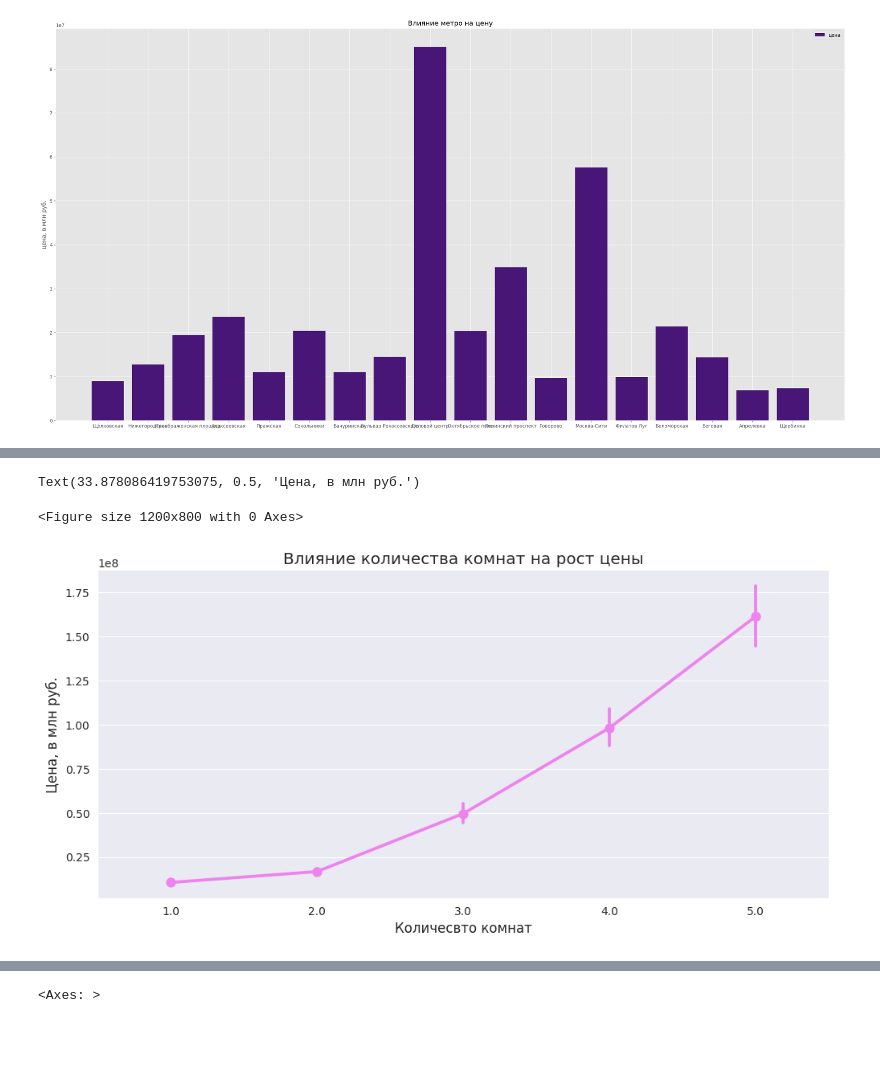
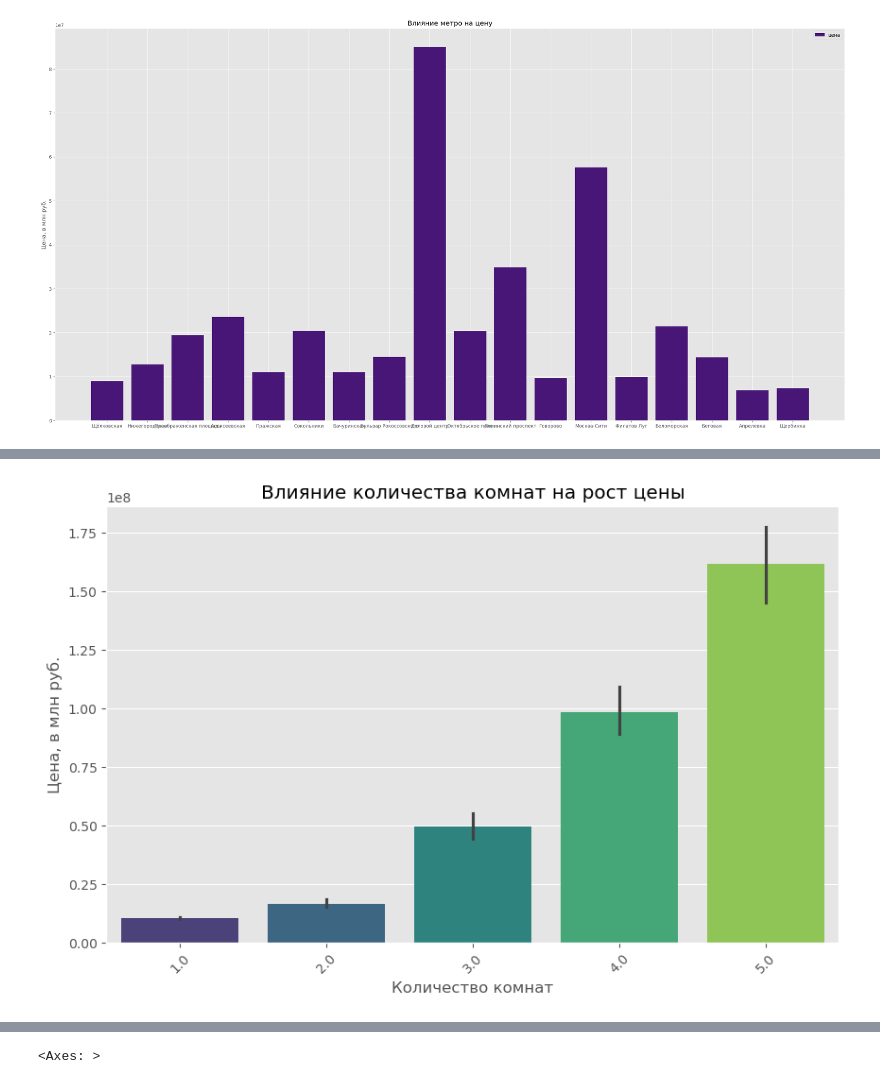
Before and after one commit to sanyek752/apartaments, a Jupyter notebook: intensiv.ipynb, the cells around one changed output, grey strips where cells are left out. Cells and saved outputs as stored; diff of their text form; code cells hidden in the pictures; blank space fills up the shorter version.

```diff
--- a/intensiv.ipynb
+++ b/intensiv.ipynb
@@ -357,15 +355,16 @@ plt.show()
 3    Александровский сад 1600000.00
 [figure]
 # %%
-plt.figure()
-sns.catplot(x='rooms_count', y='price', data=encoded_data, kind='point', aspect=2, color='violet')
+
+plt.figure(figsize=(10, 6))
+sns.barplot(x='rooms_count', y='price', data=encoded_data, palette='viridis')
 plt.title("Влияние количества комнат на рост цены")
-plt.xlabel('Количесвто комнат')
+plt.xlabel('Количество комнат')
 plt.ylabel('Цена, в млн руб.')
+plt.xticks(rotation=45)
+plt.show()
 # %% [output]
-Text(33.878086419753075, 0.5, 'Цена, в млн руб.')
-<Figure size 1200x800 with 0 Axes>
-[figure, old version]
+[figure, new version]
 # %%
 # График для цены во всех городах
 sns.set_style("darkgrid")
```
Also changed, not shown: parts of 7 cells of this notebook.
